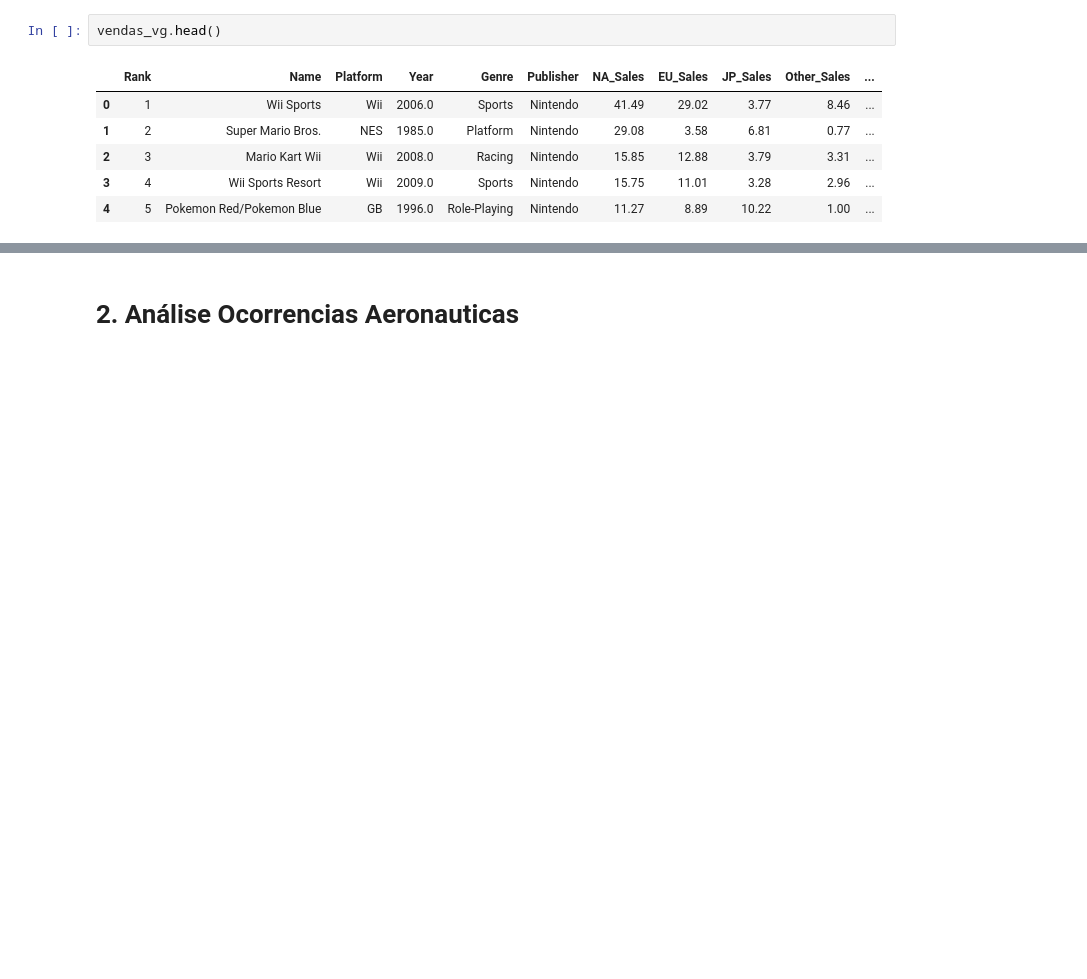
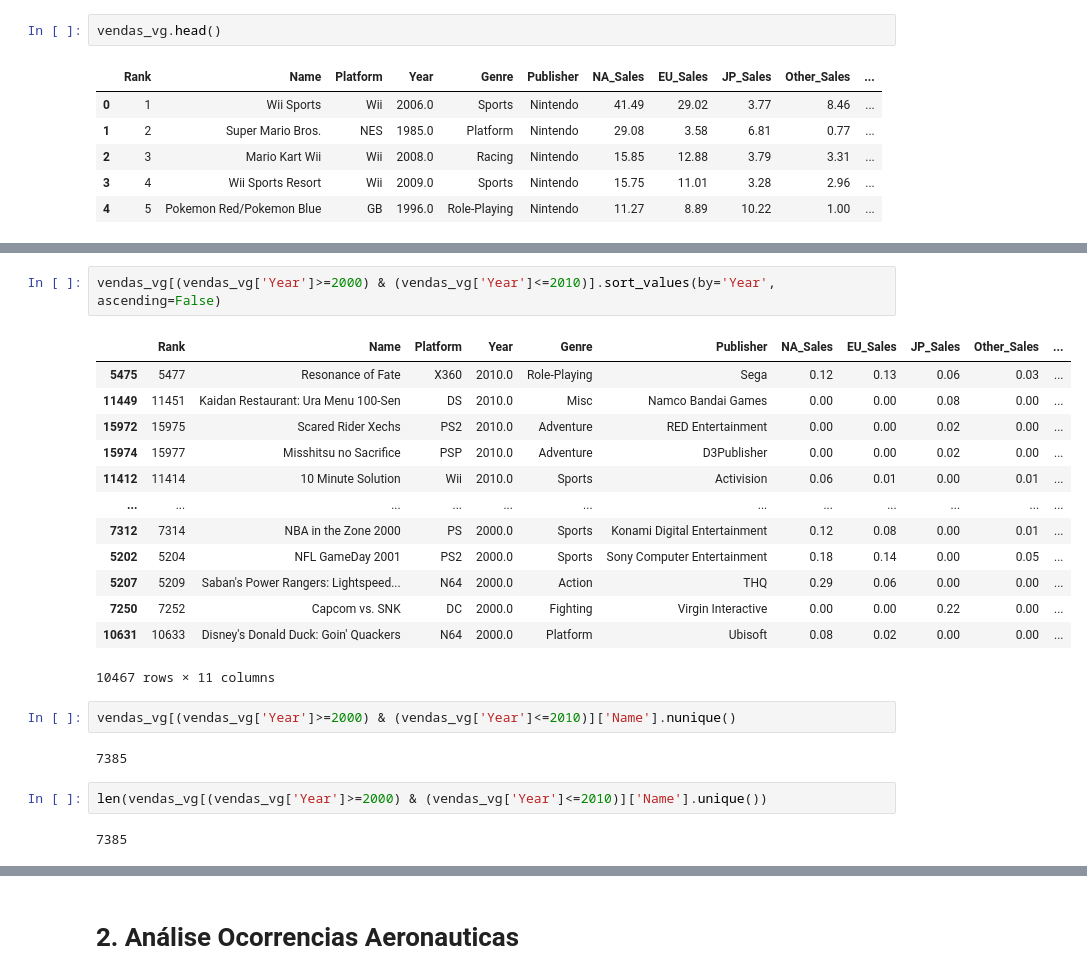
Before and after one commit to gnlins/AulaGit_Santander2024, a Jupyter notebook: Aula4/AplicandoConhecimentoPandas.ipynb, the cells around one changed output, grey strips where cells are left out. Drawn from its saved outputs; the diff is of its cells as text; blank space fills up the shorter version.

```diff
--- a/Aula4/AplicandoConhecimentoPandas.ipynb
+++ b/Aula4/AplicandoConhecimentoPandas.ipynb
@@ -64,0 +528,24 @@ vendas_vg.head()
+# %%
+vendas_vg[(vendas_vg['Year']>=2000) & (vendas_vg['Year']<=2010)].sort_values(by='Year', ascending=False)
+# %% [output]
+|  | Rank | Name | Platform | Year | Genre | Publisher | NA_Sales | EU_Sales | JP_Sales | Other_Sales | ... |
+| 5475 | 5477 | Resonance of Fate | X360 | 2010.0 | Role-Playing | Sega | 0.12 | 0.13 | 0.06 | 0.03 | ... |
+| 11449 | 11451 | Kaidan Restaurant: Ura Menu 100-Sen | DS | 2010.0 | Misc | Namco Bandai Games | 0.00 | 0.00 | 0.08 | 0.00 | ... |
+| 15972 | 15975 | Scared Rider Xechs | PS2 | 2010.0 | Adventure | RED Entertainment | 0.00 | 0.00 | 0.02 | 0.00 | ... |
+| 15974 | 15977 | Misshitsu no Sacrifice | PSP | 2010.0 | Adventure | D3Publisher | 0.00 | 0.00 | 0.02 | 0.00 | ... |
+| 11412 | 11414 | 10 Minute Solution | Wii | 2010.0 | Sports | Activision | 0.06 | 0.01 | 0.00 | 0.01 | ... |
+| ... | ... | ... | ... | ... | ... | ... | ... | ... | ... | ... | ... |
+| 7312 | 7314 | NBA in the Zone 2000 | PS | 2000.0 | Sports | Konami Digital Entertainment | 0.12 | 0.08 | 0.00 | 0.01 | ... |
+| 5202 | 5204 | NFL GameDay 2001 | PS2 | 2000.0 | Sports | Sony Computer Entertainment | 0.18 | 0.14 | 0.00 | 0.05 | ... |
+| 5207 | 5209 | Saban's Power Rangers: Lightspeed... | N64 | 2000.0 | Action | THQ | 0.29 | 0.06 | 0.00 | 0.00 | ... |
+| 7250 | 7252 | Capcom vs. SNK | DC | 2000.0 | Fighting | Virgin Interactive | 0.00 | 0.00 | 0.22 | 0.00 | ... |
+| 10631 | 10633 | Disney's Donald Duck: Goin' Quackers | N64 | 2000.0 | Platform | Ubisoft | 0.08 | 0.02 | 0.00 | 0.00 | ... |
+10467 rows × 11 columns
+# %%
+vendas_vg[(vendas_vg['Year']>=2000) & (vendas_vg['Year']<=2010)]['Name'].nunique()
+# %% [output]
+7385
+# %%
+len(vendas_vg[(vendas_vg['Year']>=2000) & (vendas_vg['Year']<=2010)]['Name'].unique())
+# %% [output]
+7385
```
Also changed, not shown: parts of 54 cells of this notebook.
